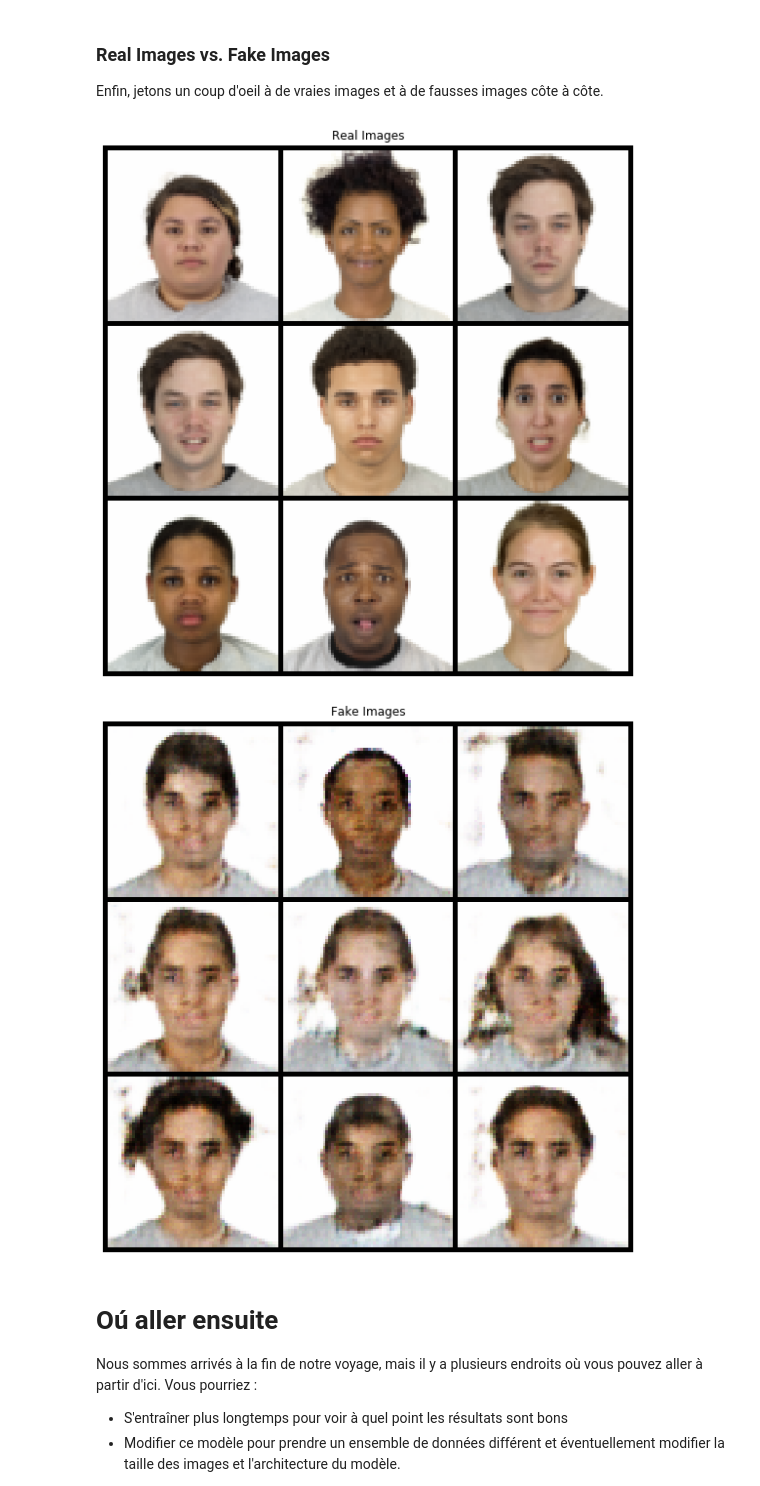
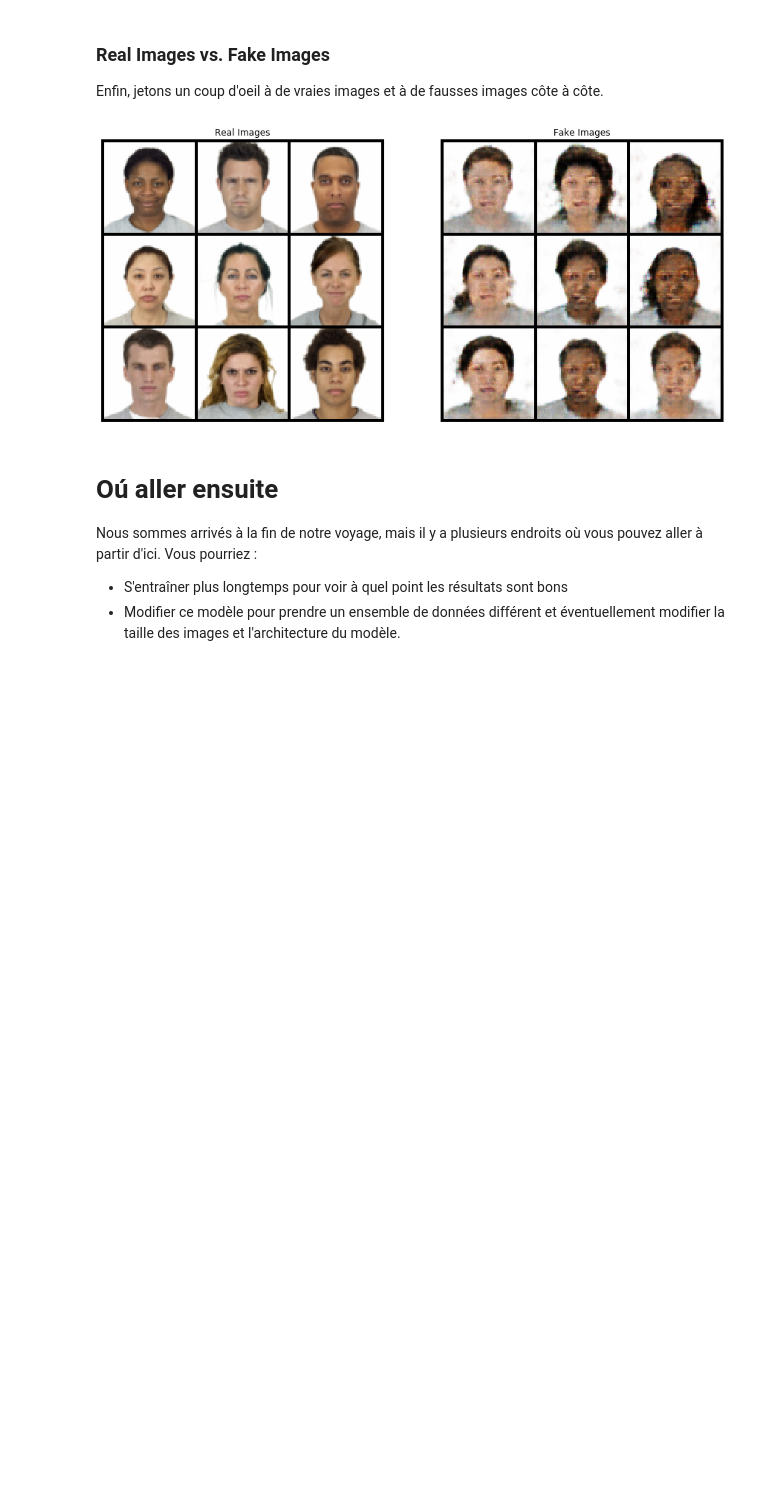
Before and after one commit to SpikeAI/2019-10-10_ML-tutorial, a Jupyter notebook: C_GAN_faces_tutorial.ipynb, the cells around one changed output. Drawn from its saved outputs; the diff is of its cells as text; code cells hidden in the pictures; blank space fills up the shorter version.

```diff
--- a/C_GAN_faces_tutorial.ipynb
+++ b/C_GAN_faces_tutorial.ipynb
@@ -66,7 +77,7 @@ Définissons quelques entrées pour le run :
 dataroot = 'images/CFD_Images' # Répertoire racine pour l'ensemble de données
 workers = 2 # Nombre de travailleurs pour dataloader
 
-batch_size = 9  # Taille des lot pendant l'entraînement
+batch_size = 3*3  # Taille des lot pendant l'entraînement
 image_size = 64 # Taille spatiale des images d'entraînement.
                 #     Toutes les images seront redimensionnées comme suit en utilisant un transformateur.
                 #     Cette implémentation par défaut est 64x64.
@@ -78,9 +89,9 @@ nz = 100 # Taille du vecteur latent z (c.-à-d. taille de l'entrée du générat
 ngf = 64 # Taille des cartes d'entités dans le générateur
 ndf = 64 # Taille des cartes d'entités dans le discriminateur
 
-num_epochs = 15 # Nombre d'époques d'entraînement à exécuter.
-                # Un entraînement plus longtemps conduira probablement à de meilleurs résultats,
-                # mais prendra aussi beaucoup plus de temps
+num_epochs = 10  # Nombre d'époques d'entraînement à exécuter.
+                 # Un entraînement plus longtemps conduira probablement à de meilleurs résultats,
+                 # mais prendra aussi beaucoup plus de temps
 
 lr = 0.0002     # Taux d'apprentissage des optimiseurs
 beta1 = 0.5     # Beta1 hyperparamètre pour les optimiseurs Adam
@@ -103,10 +114,12 @@ Nous utiliserons la classe d'ensemble de données ImageFolder, qui nécessite qu
 
 # Transformation à faire sur les image d'entraînement
 import torchvision.transforms as transforms
-transform=transforms.Compose([transforms.Resize(image_size),
-                              transforms.CenterCrop(image_size),
-                              transforms.ToTensor(),
-                              transforms.Normalize((0.5, 0.5, 0.5), (0.5, 0.5, 0.5))])
+transform=transforms.Compose([transforms.Resize(image_size), # Resize the input PIL Image to the given size.
+                              transforms.CenterCrop(image_size), # Crops the given PIL Image at the center.
+                              transforms.ToTensor(), # Convert a ``PIL Image`` or ``numpy.ndarray`` to tensor.
+                              transforms.Normalize(mean=(0.5, 0.5, 0.5), # Normalize a tensor image with mean and standard deviation.
+                                                   std=(0.5, 0.5, 0.5))
+                             ])
 
 
 
@@ -301,13 +327,14 @@ Ensuite, nous définissons notre étiquette réelle comme 1 et la fausse étique
 criterion = nn.BCELoss()
 
 # Créer un lot de vecteurs latents que nous utiliserons pour visualiser la progression du générateur
-fixed_noise = torch.randn(9, nz, 1, 1, device=device)
+fixed_noise = torch.randn(batch_size, nz, 1, 1, device=device)
 
 # Établir une convention pour les vraies et fausses étiquettes pendant la formation
 real_label = 1
 fake_label = 0
 
 # Configurez les optimiseurs Adam pour G et D
+import torch.optim as optim
 optimizerD = optim.Adam(netD.parameters(), lr=lr, betas=(beta1, 0.999))
 optimizerG = optim.Adam(netG.parameters(), lr=lr, betas=(beta1, 0.999))
 # %% [markdown]
@@ -470,25 +522,24 @@ Enfin, jetons un coup d'oeil à de vraies images et à de fausses images côte
 # %%
 # Récupérer un lot d'images réelles du dataloader
 real_batch = next(iter(dataloader))
 
 # Tracez les images réelles
-plt.figure(figsize=(10,10))
-#plt.subplot(1,2,1)
+plt.figure(figsize=(15,7))
+plt.subplot(1,2,1)
 plt.axis("off")
 plt.title("Real Images")
-plt.imshow(np.transpose(vutils.make_grid(real_batch[0].to(device), nrow=3, padding=2, normalize=True).cpu(),(1,2,0)))
-plt.show()
+plt.imshow(np.transpose(vutils.make_grid(real_batch[0].to(device), nrow=int(batch_size**.5), padding=2, normalize=True).cpu(),(1,2,0)))
+#plt.show()
 
 # Tracez les fausses images de la dernière époque
-plt.figure(figsize=(10,10))
-#plt.subplot(1,2,2)
+#plt.figure(figsize=(10,10))
+plt.subplot(1,2,2)
 plt.axis("off")
 plt.title("Fake Images")
 plt.imshow(np.transpose(img_list[-1],(1,2,0)))
 plt.show()
 # %% [output]
-[figure, old version]
+[figure, new version]
-[figure, removed]
 # %% [markdown]
 # Oú aller ensuite
 
```
Also changed, not shown: parts of 20 cells of this notebook.
